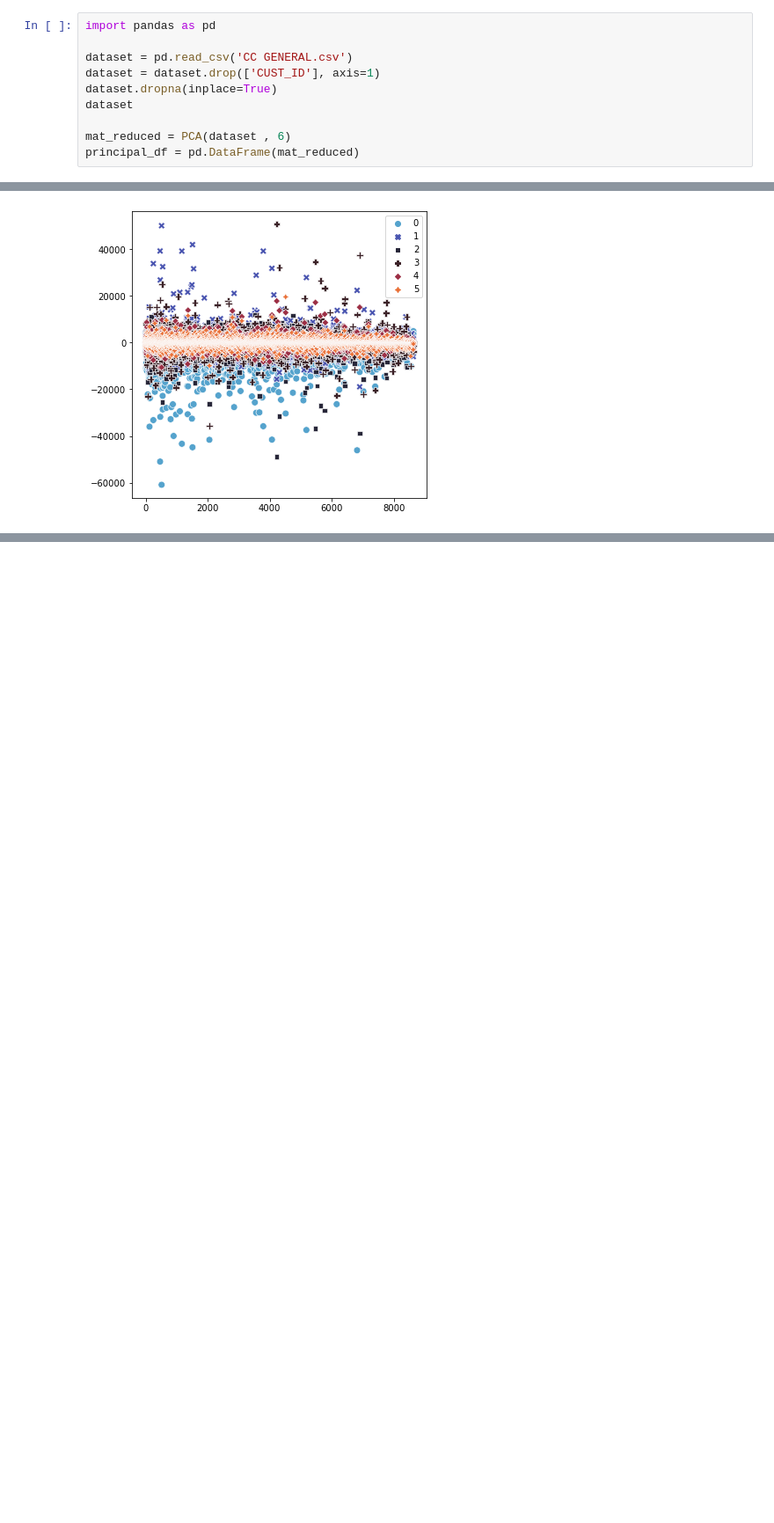
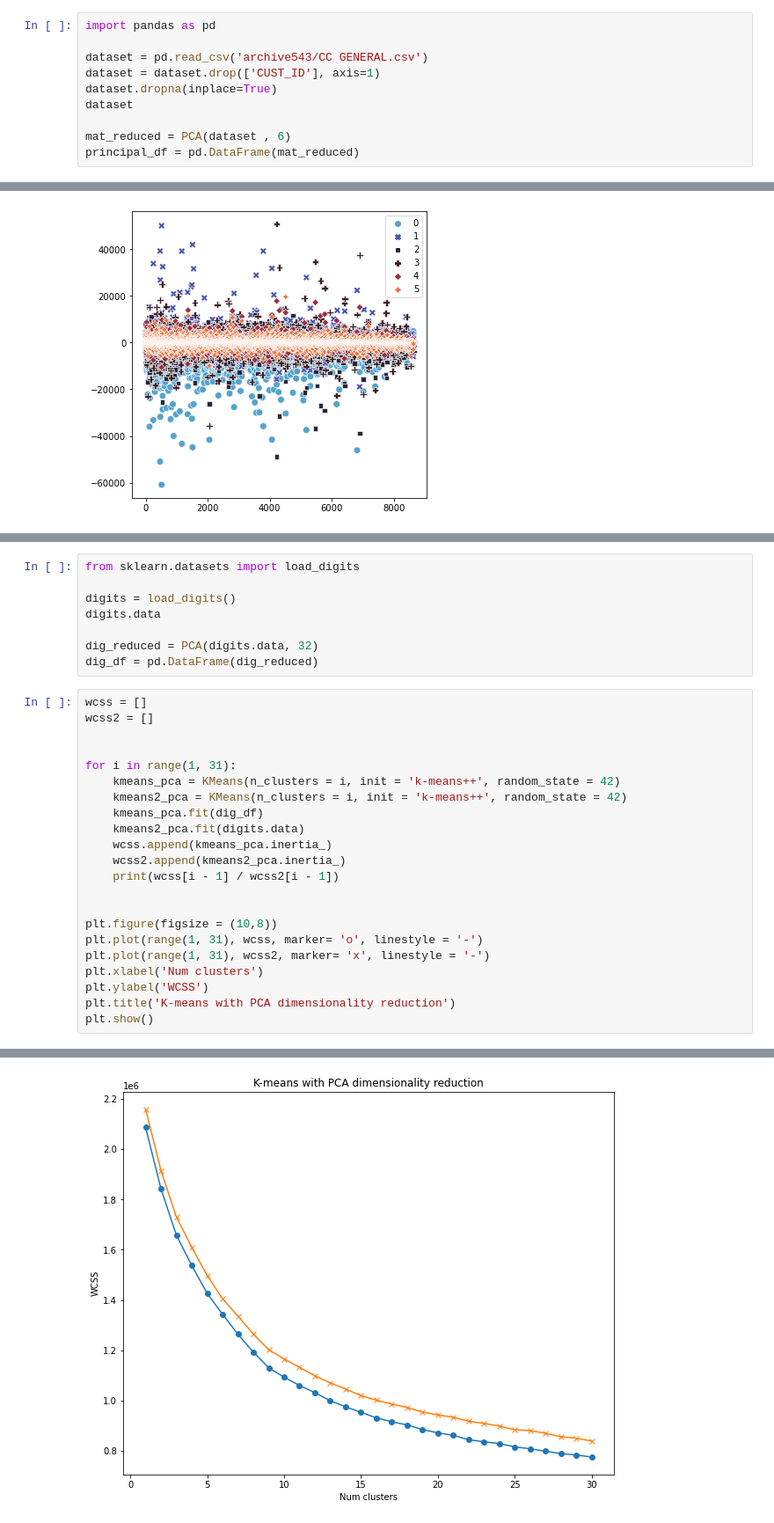
Before and after one commit to shivi-9/DimensionReductionforClustering, a Jupyter notebook: PCAProjectFinal.ipynb, the cells around one changed output, grey strips where cells are left out. Shown at 88% size. Saved outputs shown, nothing was run; the diff lists cells and outputs as text; blank space fills up the shorter version.

Commit message:
adding digits

```diff
--- a/PCAProjectFinal.ipynb
+++ b/PCAProjectFinal.ipynb
@@ -27,7 +27,7 @@ def PCA(X , num_components):
 # %%
 import pandas as pd
 
-dataset = pd.read_csv('CC GENERAL.csv')
+dataset = pd.read_csv('archive543/CC GENERAL.csv')
 dataset = dataset.drop(['CUST_ID'], axis=1)
 dataset.dropna(inplace=True)
 dataset
@@ -74 +91,32 @@ plt.show()
 [figure]
+# %%
+from sklearn.datasets import load_digits
+
+digits = load_digits()
+digits.data
+
+dig_reduced = PCA(digits.data, 32)
+dig_df = pd.DataFrame(dig_reduced)
+# %%
+wcss = []
+wcss2 = []
+
+
+for i in range(1, 31):
+    kmeans_pca = KMeans(n_clusters = i, init = 'k-means++', random_state = 42)
+    kmeans2_pca = KMeans(n_clusters = i, init = 'k-means++', random_state = 42)
+    kmeans_pca.fit(dig_df)
+    kmeans2_pca.fit(digits.data)
+    wcss.append(kmeans_pca.inertia_)
+    wcss2.append(kmeans2_pca.inertia_)
+    print(wcss[i - 1] / wcss2[i - 1])
+
+
+plt.figure(figsize = (10,8))
+plt.plot(range(1, 31), wcss, marker= 'o', linestyle = '-')
+plt.plot(range(1, 31), wcss2, marker= 'x', linestyle = '-')
+plt.xlabel('Num clusters')
+plt.ylabel('WCSS')
+plt.title('K-means with PCA dimensionality reduction')
+plt.show()
+# %% [output]
@@ -74,0 +140 @@ plt.show()
+[figure, added]
```
Also changed, not shown: parts of 3 cells of this notebook.
